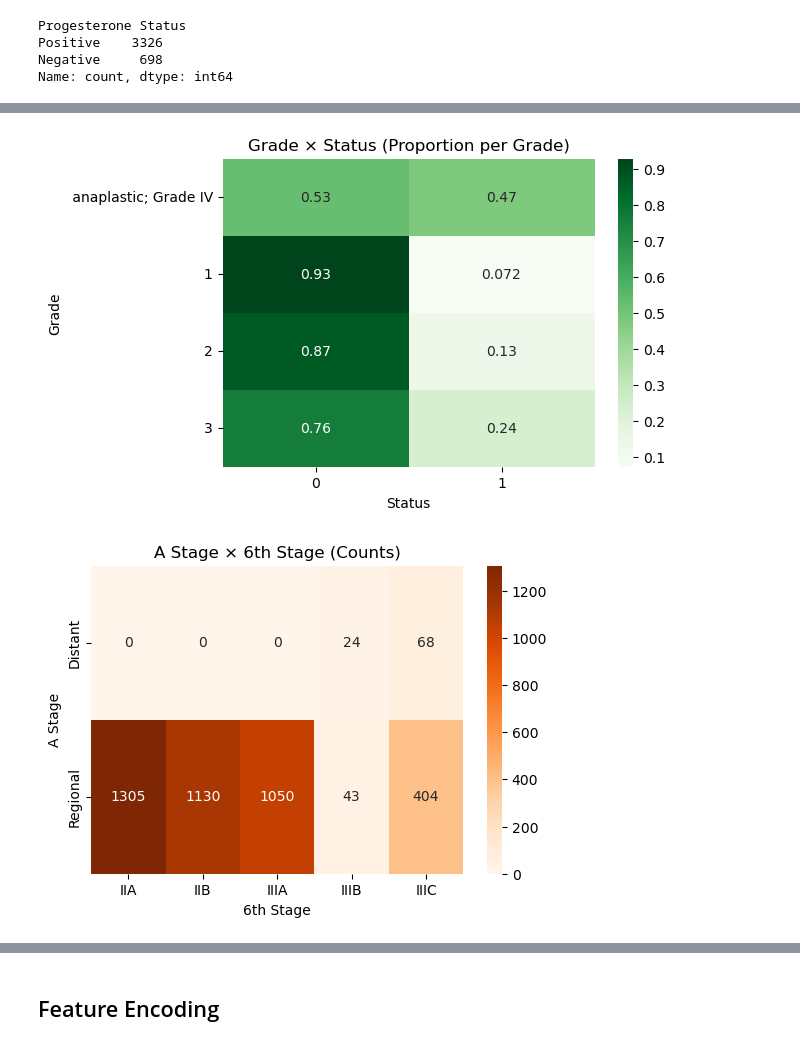
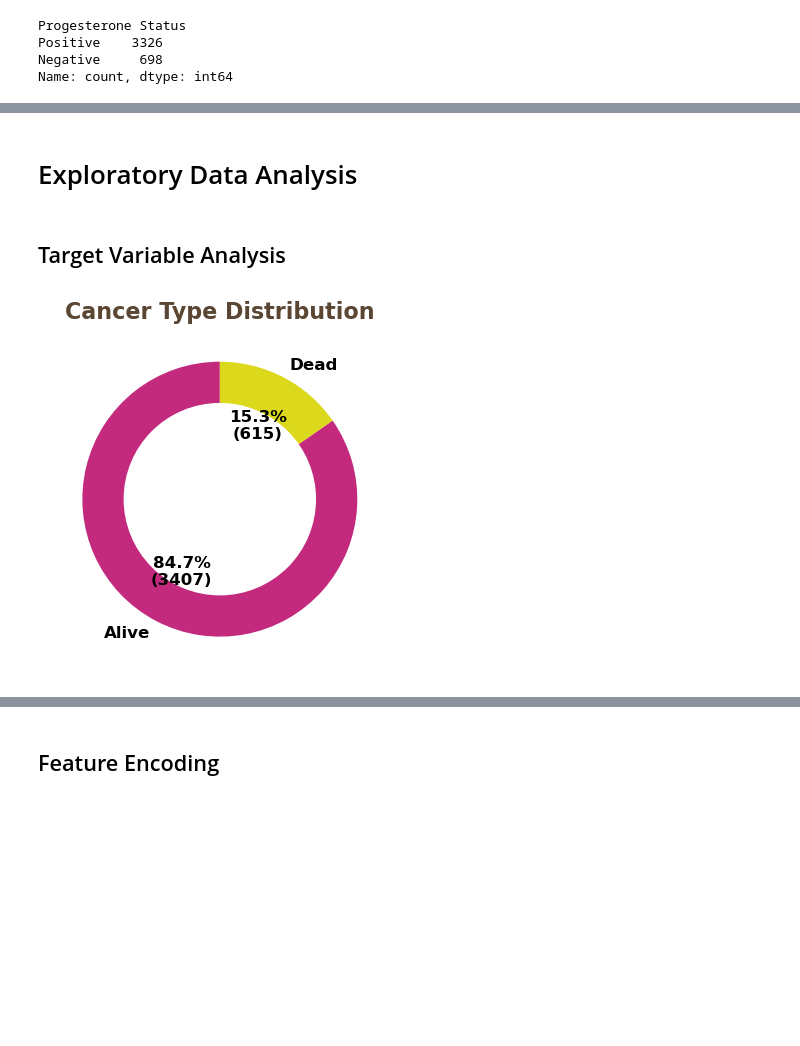
Before and after one commit to Shikta2003/Breast-Cancer-Prediction, a Jupyter notebook: Breast Cancer Prediction.ipynb, the cells around one changed output, grey strips where cells are left out. Cells and saved outputs as stored; diff of their text form; code cells hidden in the pictures; blank space fills up the shorter version.

```diff
--- a/Breast Cancer Prediction.ipynb
+++ b/Breast Cancer Prediction.ipynb
@@ -179,20 +109,30 @@ plt.show()  #Show how primary tumor stage relates to node stage
-# %%
-plt.figure(figsize=(6,4))
-crosstab_grade_status = pd.crosstab(df['Grade'], df['Status'], normalize='index')
-sns.heatmap(crosstab_grade_status, annot=True, cmap='Greens')
-plt.title('Grade × Status (Proportion per Grade)')
-plt.ylabel('Grade')
-plt.xlabel('Status')
-plt.show()  #Shows how outcomes (alive/dead) vary per tumor grade
-# %% [output]
-[figure, removed]
-# %%
-plt.figure(figsize=(6,4))
-crosstab_a6 = pd.crosstab(df['A Stage'], df['6th Stage'])
-sns.heatmap(crosstab_a6, annot=True, fmt='d', cmap='Oranges')
-plt.title('A Stage × 6th Stage (Counts)')
-plt.ylabel('A Stage')
-plt.xlabel('6th Stage')
-plt.show()  #See how AJCC stage overlaps with 6th edition stage
-# %% [output]
-[figure, removed]
+# %% [markdown]
+# Exploratory Data Analysis
+# %% [markdown]
+## Target Variable Analysis
+# %%
+plt.figure(figsize=(4,4))
+nude_colors = ["#c3297d", "#dcd91d"]
+
+counts = df['Status'].value_counts()
+labels = counts.index
+sizes = counts.values
+
+wedges, texts, autotexts = plt.pie(
+    sizes,
+    labels=labels,
+    autopct=lambda pct: f"{pct:.1f}%\n({int(pct/100.*sum(sizes))})",
+    colors=nude_colors,
+    startangle=90,
+    textprops=dict(color="black", fontsize=12, fontweight="bold")
+)
+
+centre_circle = plt.Circle((0,0), 0.70, fc='white')
+fig = plt.gcf()
+fig.gca().add_artist(centre_circle)
+
+plt.title("Cancer Type Distribution", fontsize=16, fontweight="bold", color="#5a4632")
+plt.tight_layout()
+plt.show()
+# %% [output]
+[figure, added]
```
Also changed, not shown: parts of 57 cells of this notebook.
